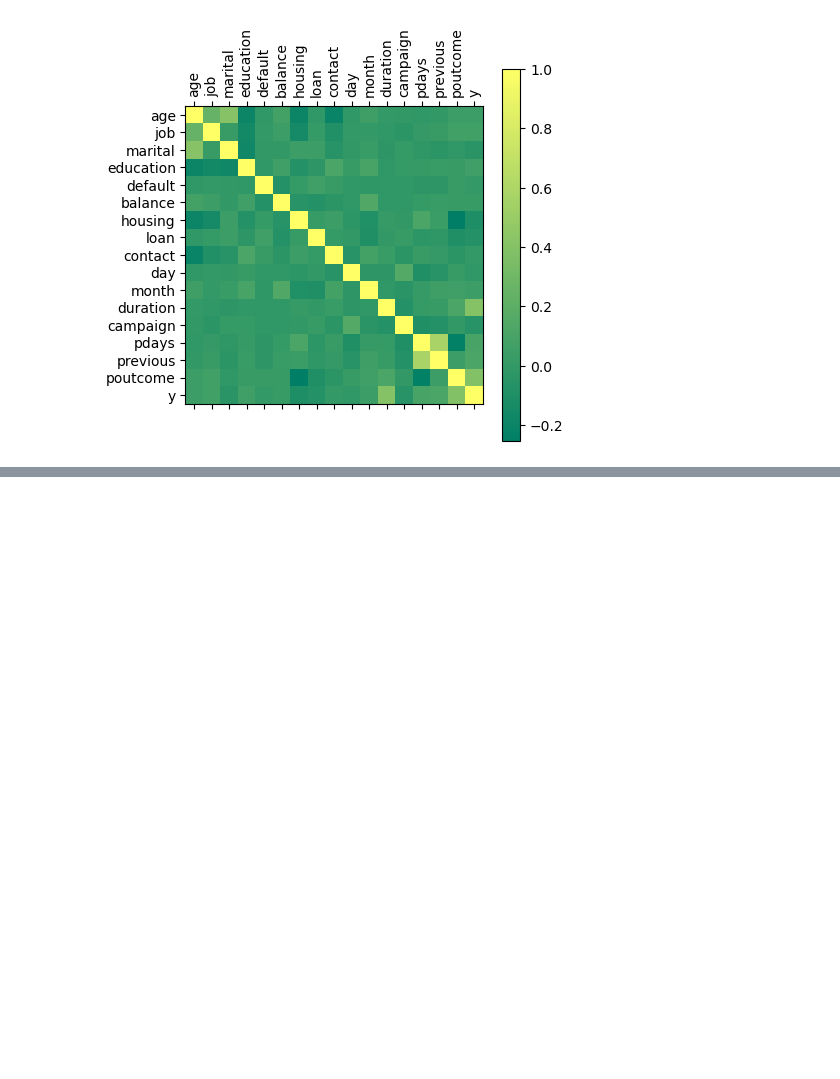
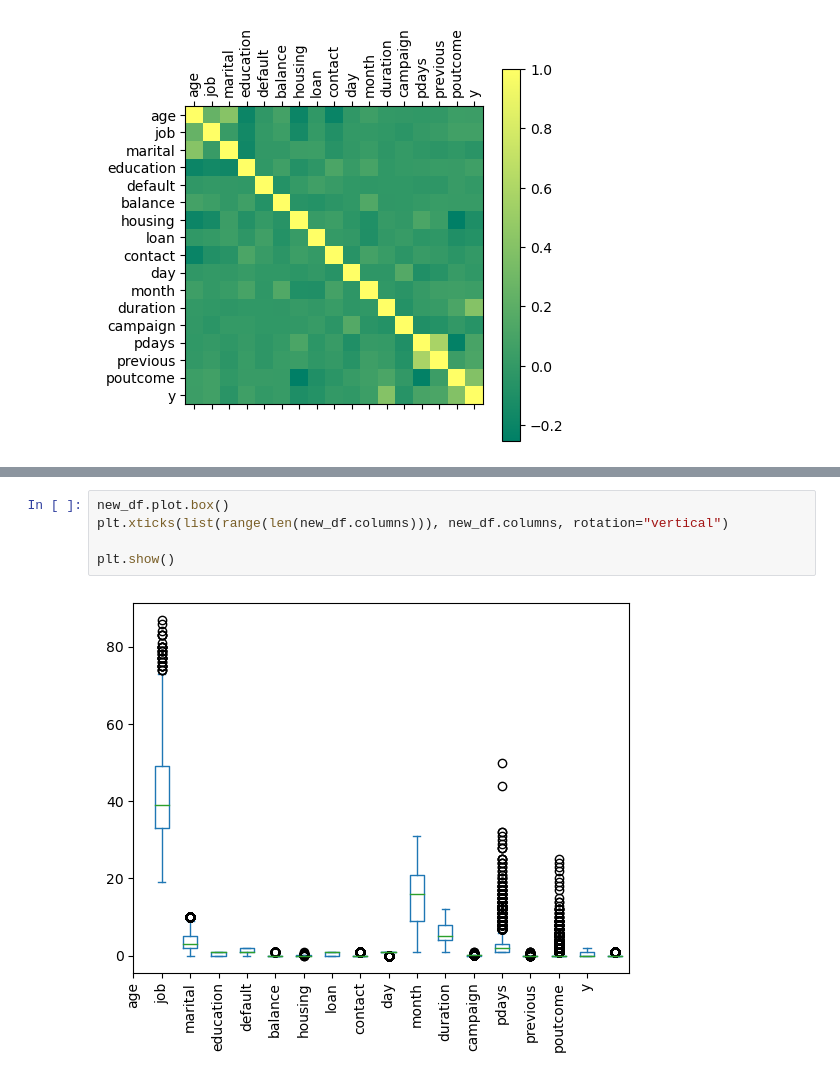
Before and after one commit to Rahafzsh/DataMiningTasks, a Jupyter notebook: Lab5/DMLab5.ipynb, the cells around one changed output, grey strips where cells are left out. Cells and saved outputs as stored; diff of their text form; blank space fills up the shorter version.

```diff
--- a/Lab5/DMLab5.ipynb
+++ b/Lab5/DMLab5.ipynb
@@ -244,0 +266,7 @@ plt.show()
+# %%
+new_df.plot.box()
+plt.xticks(list(range(len(new_df.columns))), new_df.columns, rotation="vertical")
+
+plt.show()
+# %% [output]
+[figure, added]
```
Also changed, not shown: parts of 18 cells of this notebook, 1 other file.
